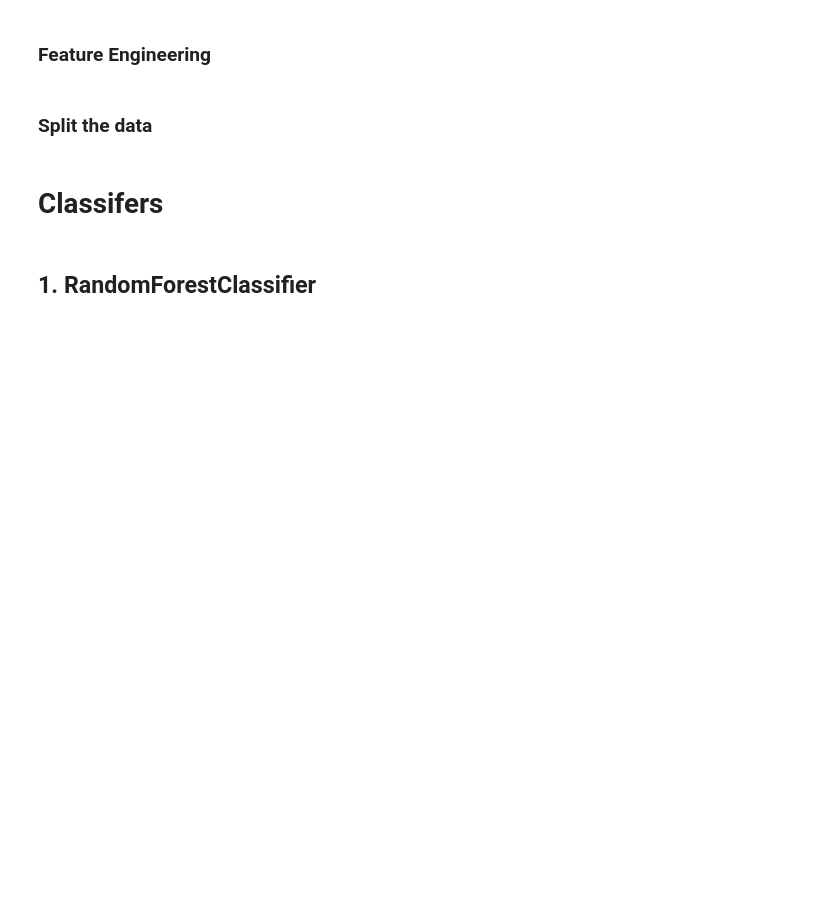
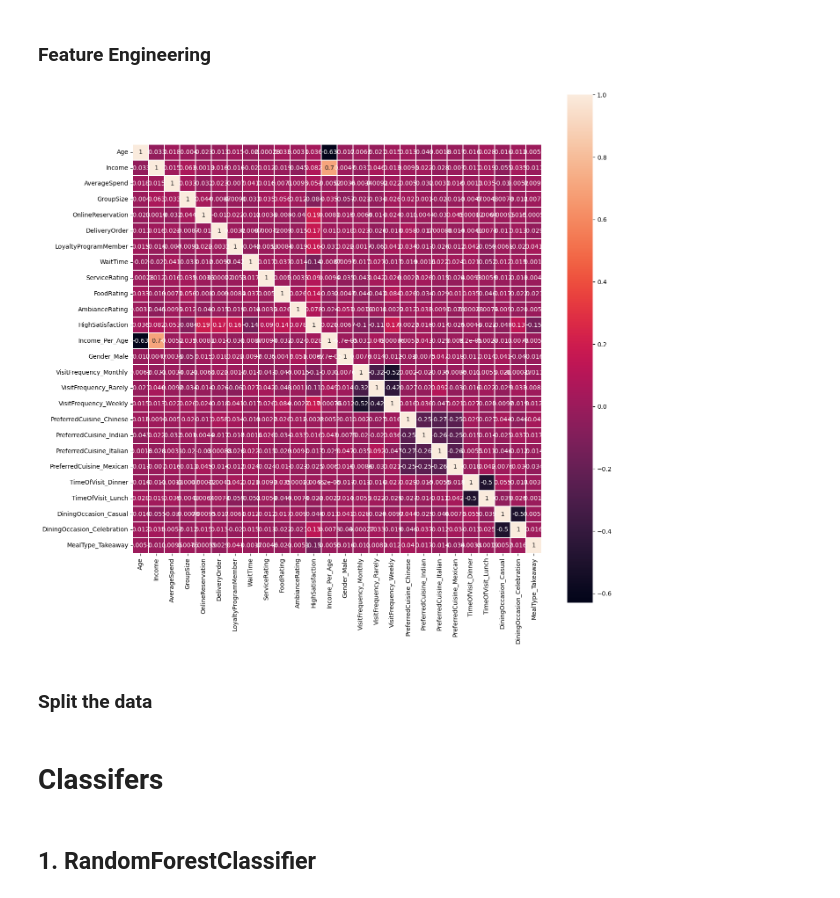
Before and after one commit to talinm23/ML, a Jupyter notebook: Restaurant_satisfaction.ipynb, the cells around one changed output. Cells and saved outputs as stored; diff of their text form; code cells hidden in the pictures; blank space fills up the shorter version.

```diff
--- a/Restaurant_satisfaction.ipynb
+++ b/Restaurant_satisfaction.ipynb
@@ -141,6 +139,13 @@ numeric_columns.extend(['Income_Per_Age'])#, 'Spend_Per_Visit'])
 ### Feature transformation
 # Dummy encode categorical variables to prepare for modeling:
 df2 = pd.get_dummies(df, drop_first='True')
+# %%
+plt.figure(figsize=(15,15))
+sns.heatmap(df2.astype(float).corr(),linewidths=0.1,vmax=1.0,
+            square=True,  linecolor='white', annot=True)
+plt.show()
+# %% [output]
+[figure, added]
 # %% [markdown]
 ### Split the data
 # %%
```
Also changed, not shown: parts of 7 cells of this notebook.
